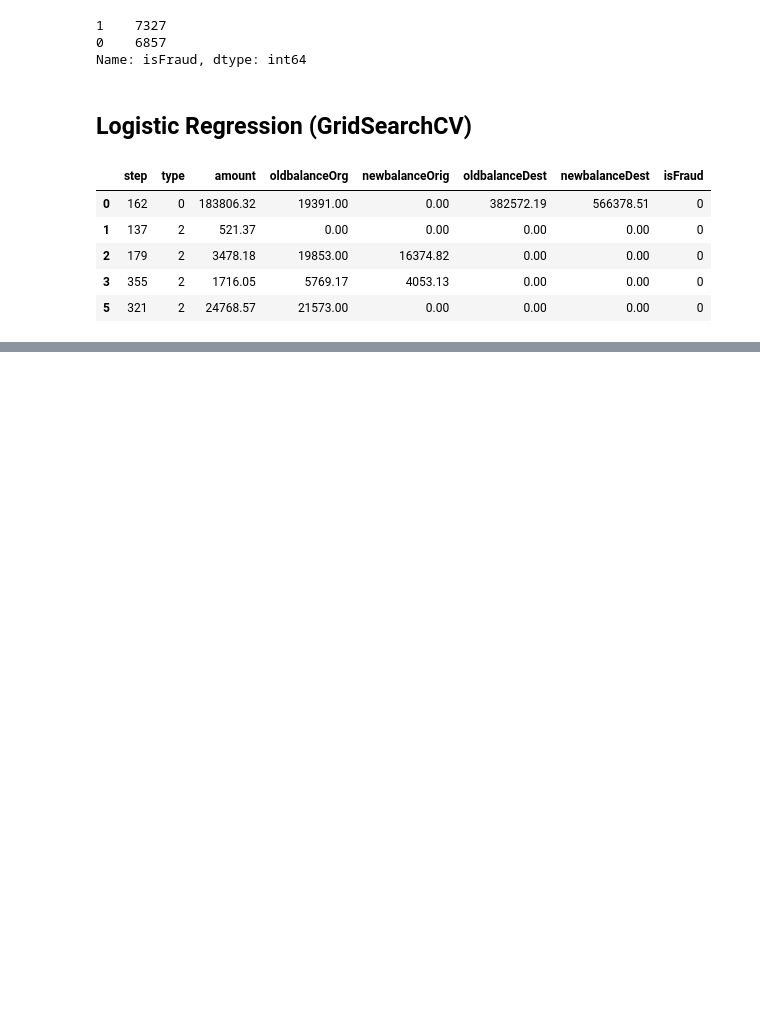
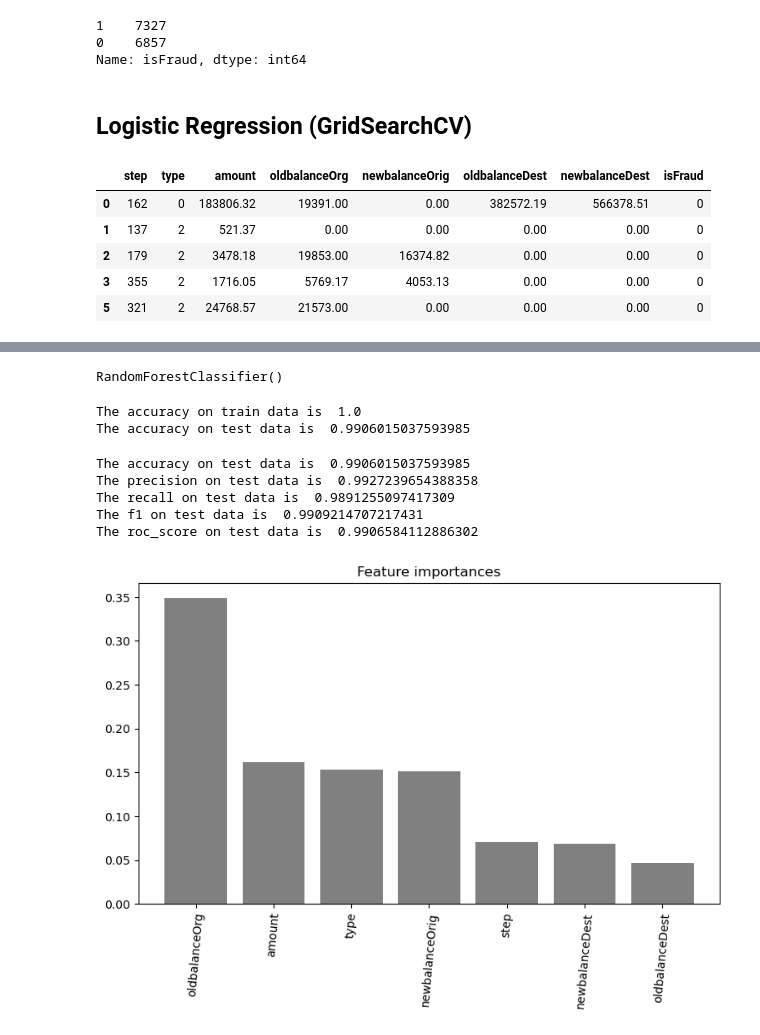
Before and after one commit to Sahil-Naik/Machine-Learning, a Jupyter notebook: Fraud Detection/Source_Code_V2.ipynb, the cells around one changed output, grey strips where cells are left out. Drawn from its saved outputs; the diff is of its cells as text; code cells hidden in the pictures; blank space fills up the shorter version.

```diff
--- a/Fraud Detection/Source_Code_V2.ipynb
+++ b/Fraud Detection/Source_Code_V2.ipynb
@@ -505,0 +612,5 @@ plt.show()
+# %%
+X = df.drop('isFraud',axis=1)
+y = df['isFraud']
+# %%
+X_train, X_test, y_train, y_test = train_test_split(X, y, test_size=0.30, random_state=42, stratify = y)
@@ -505,0 +657,5 @@ plt.show()
+# %%
+rf_clf = RandomForestClassifier()
+rf_clf.fit(X_train,y_train)
+# %% [output]
+RandomForestClassifier()
@@ -505,0 +666,44 @@ plt.show()
+# %%
+# Get the accuracy scores
+train_accuracy_rf = accuracy_score(train_class_preds,y_train)
+test_accuracy_rf = accuracy_score(test_class_preds,y_test)
+
+print("The accuracy on train data is ", train_accuracy_rf)
+print("The accuracy on test data is ", test_accuracy_rf)
+# %% [output]
+The accuracy on train data is  1.0
+The accuracy on test data is  0.9906015037593985
+# %%
+test_accuracy_rf = accuracy_score(test_class_preds,y_test)
+test_precision_score_rf = precision_score(test_class_preds,y_test)
+test_recall_score_rf = recall_score(test_class_preds,y_test)
+test_f1_score_rf = f1_score(test_class_preds,y_test)
+test_roc_score_rf = roc_auc_score(test_class_preds,y_test)
+
+print("The accuracy on test data is ", test_accuracy_rf)
+print("The precision on test data is ", test_precision_score_rf)
+print("The recall on test data is ", test_recall_score_rf)
+print("The f1 on test data is ", test_f1_score_rf)
+print("The roc_score on test data is ", test_roc_score_rf)
+# %% [output]
+The accuracy on test data is  0.9906015037593985
+The precision on test data is  0.9927239654388358
+The recall on test data is  0.9891255097417309
+The f1 on test data is  0.9909214707217431
+The roc_score on test data is  0.9906584112886302
+# %%
+# Feature Importance
+feature_importances_rf = pd.DataFrame(rf_clf.feature_importances_,
+                                   index = columns,
+                                    columns=['importance_rf']).sort_values('importance_rf',
+                                                                        ascending=False)[:10]
+
+plt.subplots(figsize=(9,5))
+plt.title("Feature importances")
+plt.bar(feature_importances_rf.index, feature_importances_rf['importance_rf'],
+        color="grey",  align="center")
+plt.xticks(feature_importances_rf.index, rotation = 85)
+#plt.xlim([-1, X.shape[1]])
+plt.show()
+# %% [output]
+[figure, added]
```
Also changed, not shown: parts of 72 cells of this notebook.
